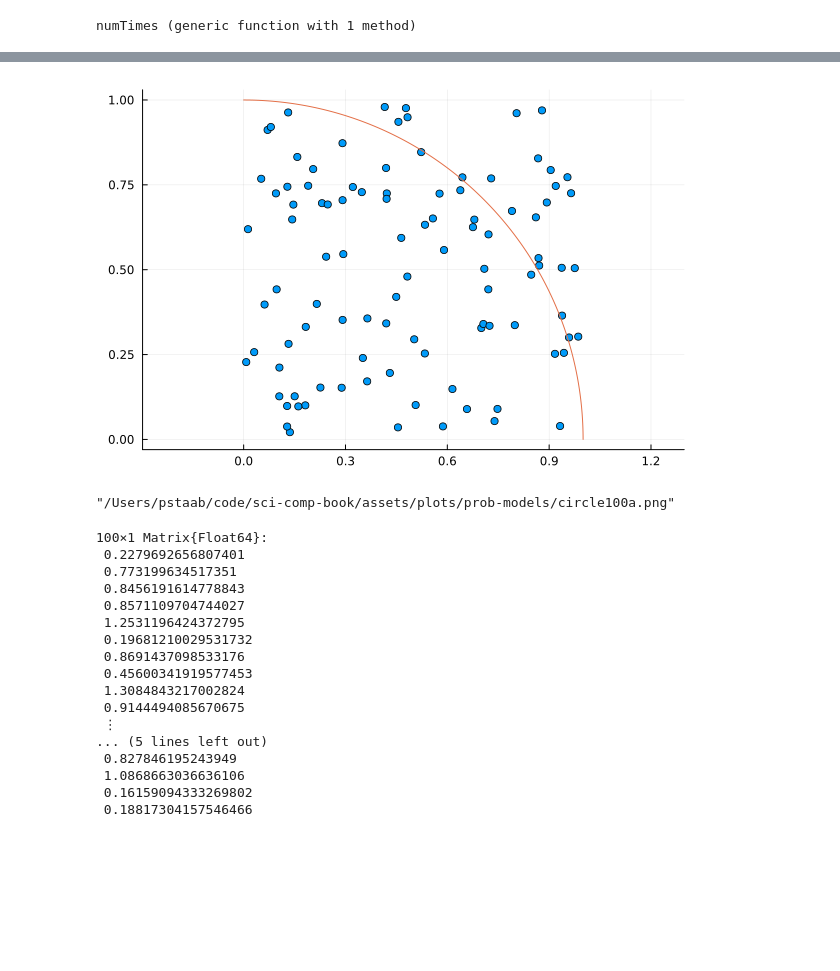
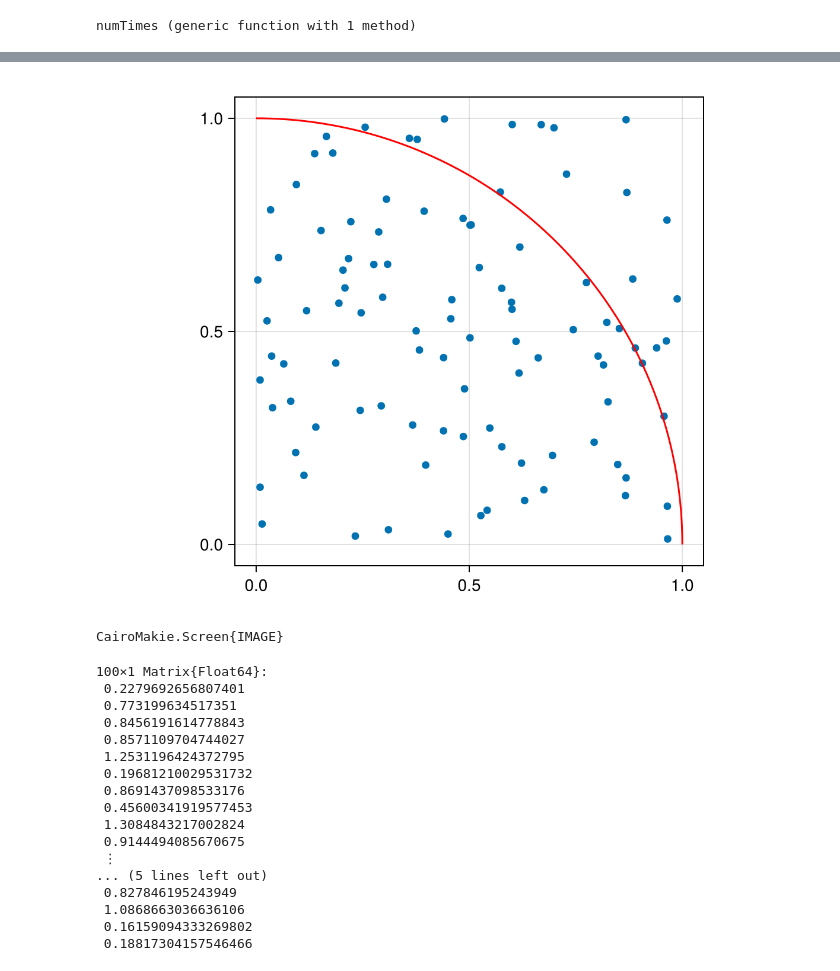
Before and after one commit to pstaabp/sci-comp-book, a Jupyter notebook: julia-output/prob-models.ipynb, the cells around one changed output, grey strips where cells are left out. Cells and saved outputs as stored; diff of their text form; code cells hidden in the pictures; blank space fills up the shorter version.

```diff
--- a/julia-output/prob-models.ipynb
+++ b/julia-output/prob-models.ipynb
@@ -299,12 +298,17 @@ savefig("../assets/plots/prob-models/circle100.png")
-# %%
-scatter(pts[:,1],pts[:,2], aspect_ratio=:equal, legend=false)
-plot!(cos,sin,0,pi/2)
-# %% [output]
-[figure, removed]
+# %%
+pts=rand(100,2)
+fig = Figure()
+ax = Axis(fig[1,1], aspect = 1)
+scatter!(ax, pts[:,1],pts[:,2])
+t = LinRange(0,pi/2,100)
+lines!(ax,cos.(t),sin.(t), color = :red)
+fig
+# %% [output]
+[figure, added]
 # %%
-savefig("../assets/plots/prob-models/circle100a.png")
+save("../assets/plots/prob-models/circle100a.png", fig)
 # %% [output]
-"/Users/pstaab/code/sci-comp-book/assets/plots/prob-models/circle100a.png"
+CairoMakie.Screen{IMAGE}
 # %%
 dist=mapslices(pt->sqrt(pt[1]^2+pt[2]^2),pts;dims=[2])
 # %% [output]
```
Also changed, not shown: parts of 12 cells of this notebook, 16 other files.
